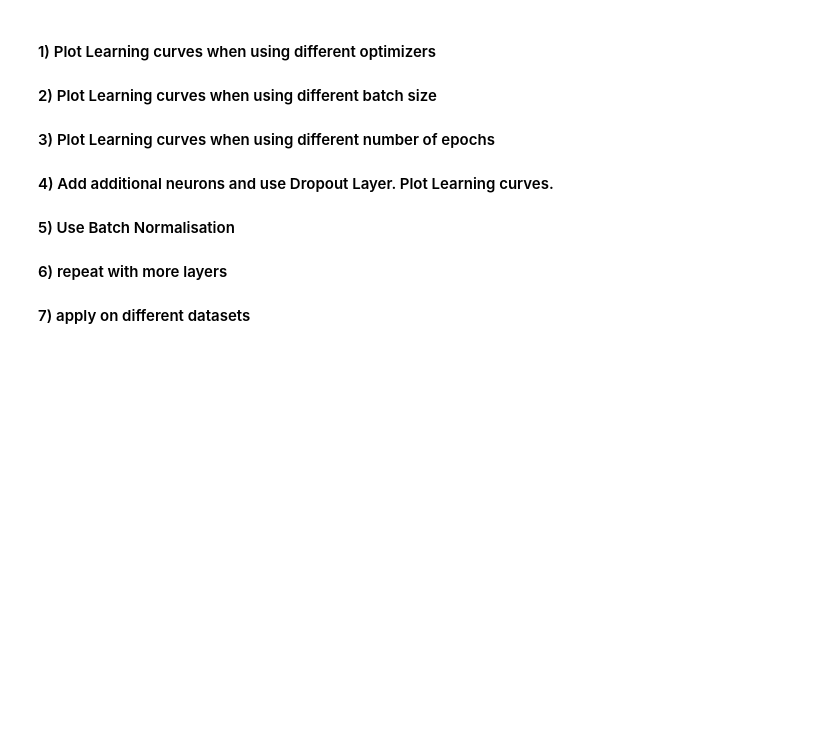
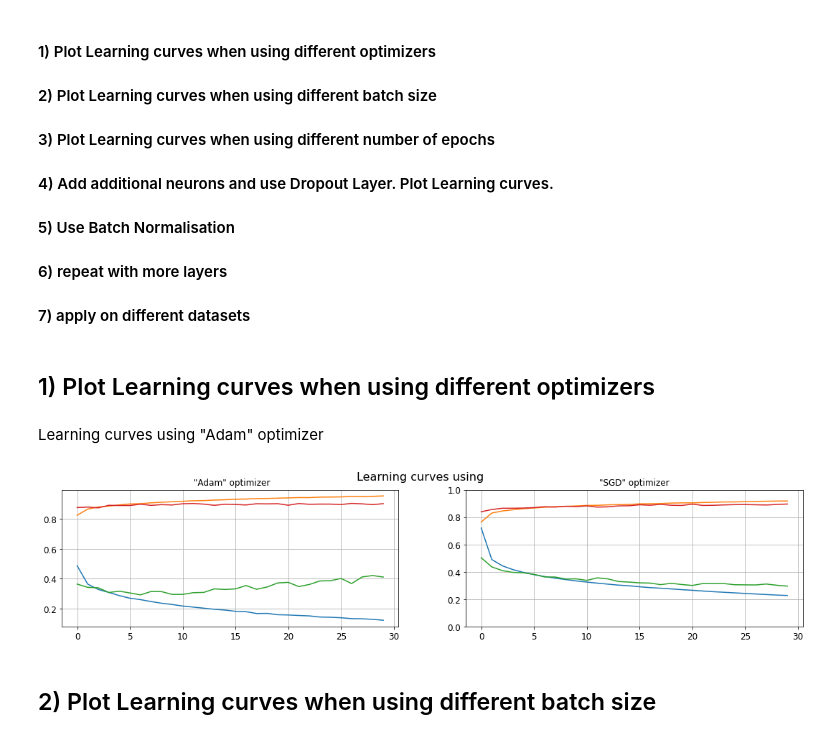
Before and after one commit to Elhassan7/Advanced-learning-21-22S4, a Jupyter notebook: ANN_with_keras .ipynb, the cells around one changed output. Saved outputs shown, nothing was run; the diff lists cells and outputs as text; code cells hidden in the pictures; blank space fills up the shorter version.

```diff
--- a/ANN_with_keras .ipynb
+++ b/ANN_with_keras .ipynb
@@ -352,3 +352,44 @@ plt.show()
 #### 5) Use Batch Normalisation
 #### 6) repeat with more layers
 #### 7) apply on different datasets
+# %% [markdown]
+## 1) Plot Learning curves when using different optimizers
+# %% [markdown]
+Learning curves using "Adam" optimizer
+# %%
+model_1 = keras.models.Sequential([
+    keras.layers.Flatten(input_shape=[28, 28]),
+    keras.layers.Dense(300, activation="relu"),
+    keras.layers.Dense(100, activation="relu"),
+    keras.layers.Dense(10, activation="softmax")
+])
+
+model_1.compile(loss="sparse_categorical_crossentropy",
+              optimizer="adam",
+              metrics=["accuracy"])
+
+history_1 = model_1.fit(X_train, y_train, batch_size=32, epochs=30,
+                    validation_data=(X_valid, y_valid))
+# %%
+import pandas as pd
+
+data = pd.DataFrame(history.history)
+data_1= pd.DataFrame(history_1.history)
+
+f, (ax1, ax2) = plt.subplots(1, 2)
+f.set_size_inches(18.5, 3.5)
+f.suptitle('Learning curves using', fontsize=16)
+ax1.plot(data_1)
+ax1.set_title(' "Adam" optimizer')
+ax1.grid(True)
+
+ax2.plot(data)
+ax2.set_title('"SGD" optimizer')
+ax2.grid(True)
+
+plt.gca().set_ylim(0, 1)
+plt.show()
+# %% [output]
+[figure, added]
+# %% [markdown]
+## 2) Plot Learning curves when using different batch size
```
Also changed, not shown: parts of 1 cell of this notebook.
